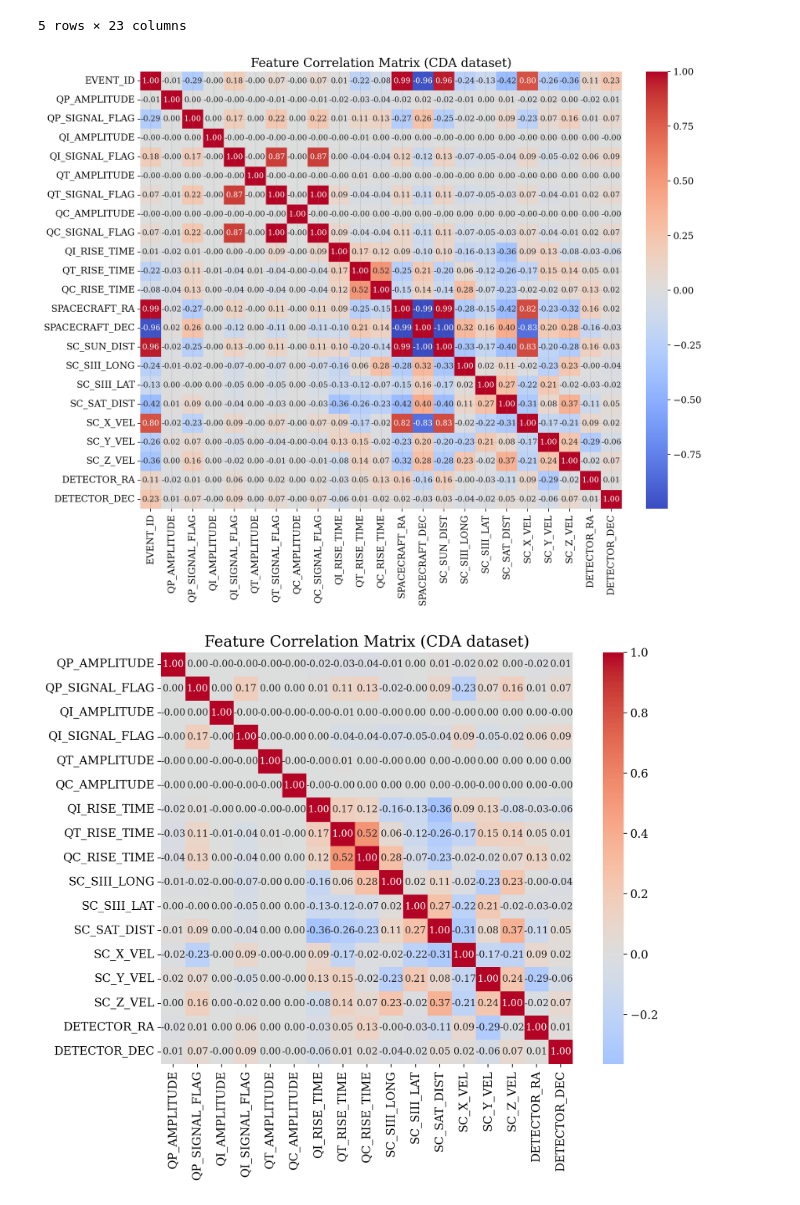
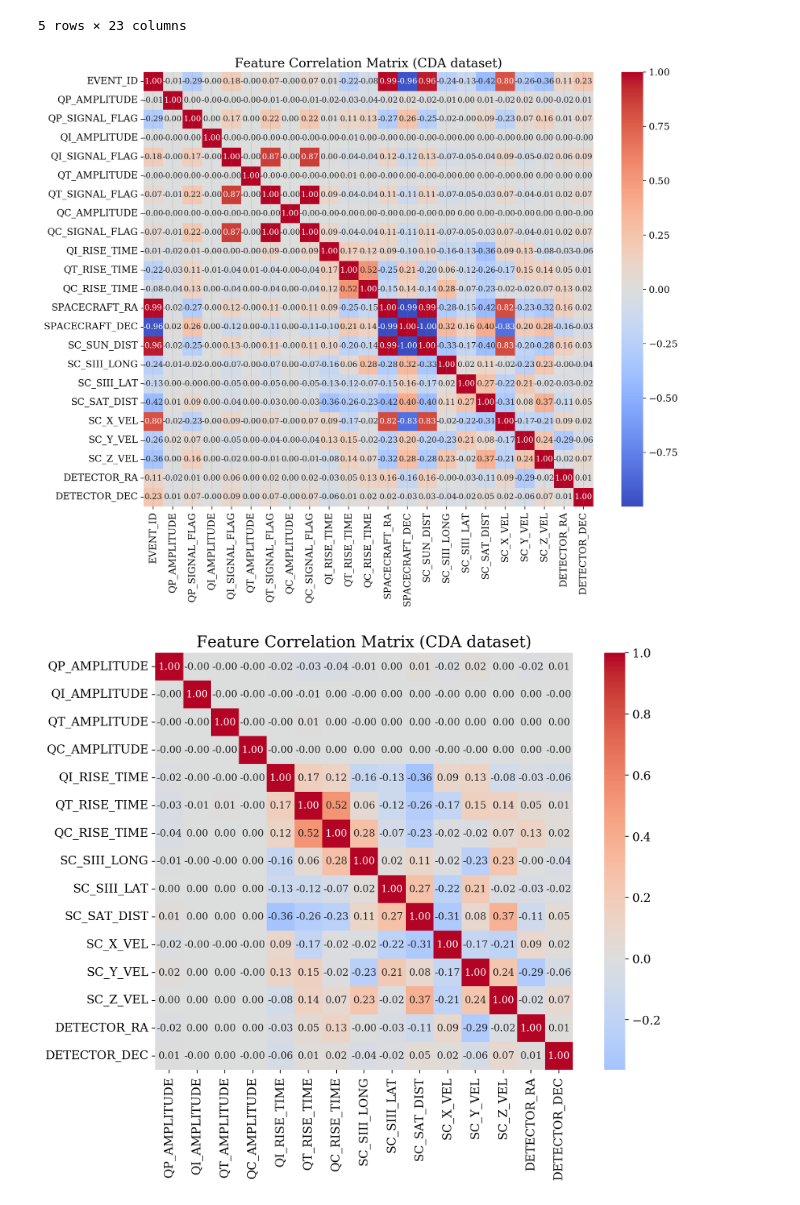
Before and after one commit to CaptainNikon/Enceladus-Plume-Detector-ML, a Jupyter notebook: 01_DataExploration.ipynb, the cells around one changed output. Cells and saved outputs as stored; diff of their text form; code cells hidden in the pictures.

```diff
--- a/01_DataExploration.ipynb
+++ b/01_DataExploration.ipynb
@@ -51,7 +51,8 @@ Data columns (total 37 columns):
 dtypes: datetime64[ns](1), float64(26), int64(7), object(3)
 memory usage: 106.7+ MB
 # %%
-drop_empty = [
+# Drop empty or irrelevant columns
+drop = [
     "EVENT_QUALITY",
     "PARTICLE_SPEED",
     "PARTICLE_SPEED_FACTOR",
@@ -64,7 +65,7 @@ drop_empty = [
     "SPECTRUM_FLAG",
     "TARGET_FLAG"
 ]
-df = df.drop(columns=drop_empty)
+df = df.drop(columns=drop)
 df.to_csv("CompiledDataSet/Cassini_CDA_Events_V1.csv", index=True)
 
 df.describe()
@@ -99,36 +100,34 @@ sns.heatmap(correlation_matrix, annot=True, fmt=".2f", cmap="coolwarm", center=0
 plt.title("Feature Correlation Matrix (CDA dataset)")
 plt.show()
 # %% [output]
-[figure, old version]
+[figure, new version]
 # %%
 cols_of_interest = [
     "QP_AMPLITUDE",
-    "QP_SIGNAL_FLAG",
     'QI_AMPLITUDE',
-    "QI_SIGNAL_FLAG",
     'QT_AMPLITUDE',
     'QC_AMPLITUDE',
     "QI_RISE_TIME",
     "QT_RISE_TIME",
     "QC_RISE_TIME",
     "SC_SIII_LONG",
     "SC_SIII_LAT",
     "SC_SAT_DIST",
     "SC_X_VEL",
     "SC_Y_VEL",
     "SC_Z_VEL",
     "DETECTOR_RA",
     "DETECTOR_DEC"
 ]
 # Assuming 'correlation_matrix' already exists
 subset_correlation = correlation_matrix.loc[cols_of_interest, cols_of_interest]
 plt.figure(figsize=(10, 8))
 sns.heatmap(subset_correlation, annot=True, fmt=".2f", cmap="coolwarm", center=0, square=True)
 plt.grid(False)
 plt.title("Feature Correlation Matrix (CDA dataset)")
 plt.show()
 # %% [output]
-[figure, old version]
+[figure, new version]
 # %%
 # Correlation distribution
 correlation_values = subset_correlation.values.flatten()
```
Also changed, not shown: parts of 9 cells of this notebook, 3 other files.
